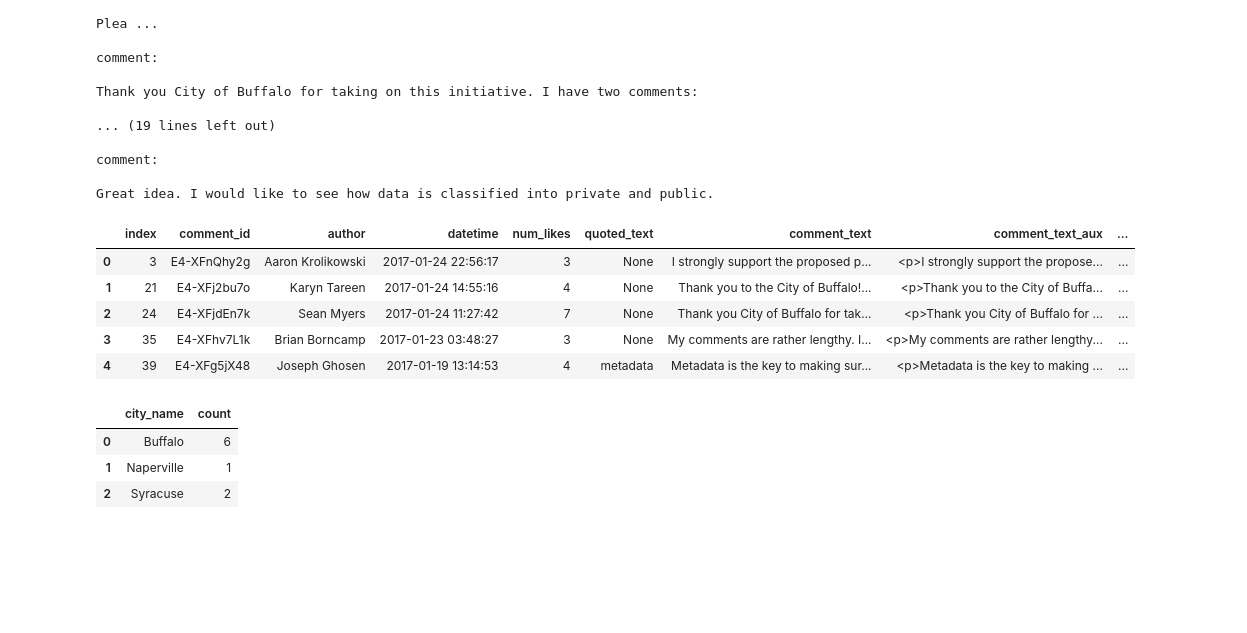
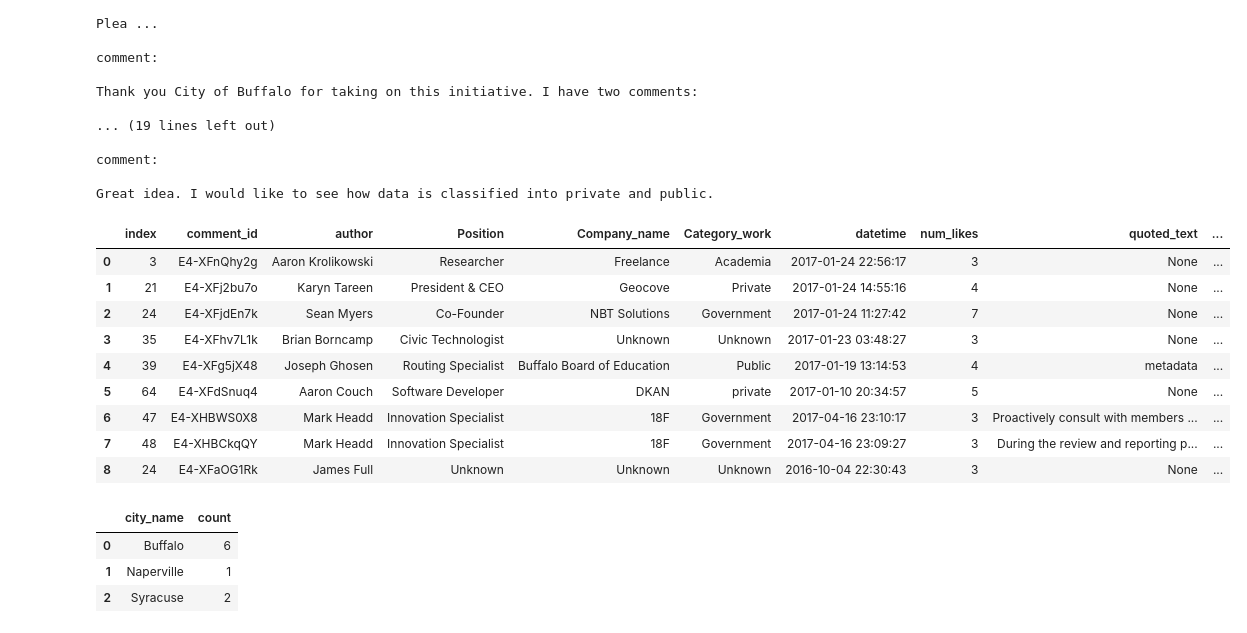
Before and after one commit to faraz-ahmed-sh/Sunlight_Foundation_Summer_2017, a Jupyter notebook: Project on comment scraping/comment_scrapping-Copy1.ipynb, the cells around one changed output. Saved outputs shown, nothing was run; the diff lists cells and outputs as text; code cells hidden in the pictures; blank space fills up the shorter version.

```diff
--- a/Project on comment scraping/comment_scrapping-Copy1.ipynb
+++ b/Project on comment scraping/comment_scrapping-Copy1.ipynb
@@ -1144,14 +1101,18 @@ comment:
 
 Great idea. I would like to see how data is classified into private and public.
 # %%
-high_likes_comments.head()
+high_likes_comments
 # %% [output]
-|  | index | comment_id | author | datetime | num_likes | quoted_text | comment_text | comment_text_aux | ... |
-| 0 | 3 | E4-XFnQhy2g | Aaron Krolikowski | 2017-01-24 22:56:17 | 3 | None | I strongly support the proposed p... | <p>I strongly support the propose... | ... |
-| 1 | 21 | E4-XFj2bu7o | Karyn Tareen | 2017-01-24 14:55:16 | 4 | None | Thank you to the City of Buffalo!... | <p>Thank you to the City of Buffa... | ... |
-| 2 | 24 | E4-XFjdEn7k | Sean Myers | 2017-01-24 11:27:42 | 7 | None | Thank you City of Buffalo for tak... | <p>Thank you City of Buffalo for ... | ... |
-| 3 | 35 | E4-XFhv7L1k | Brian Borncamp | 2017-01-23 03:48:27 | 3 | None | My comments are rather lengthy. I... | <p>My comments are rather lengthy... | ... |
-| 4 | 39 | E4-XFg5jX48 | Joseph Ghosen | 2017-01-19 13:14:53 | 4 | metadata | Metadata is the key to making sur... | <p>Metadata is the key to making ... | ... |
+|  | index | comment_id | author | Position | Company_name | Category_work | datetime | num_likes | quoted_text | ... |
+| 0 | 3 | E4-XFnQhy2g | Aaron Krolikowski | Researcher | Freelance | Academia | 2017-01-24 22:56:17 | 3 | None | ... |
+| 1 | 21 | E4-XFj2bu7o | Karyn Tareen | President & CEO | Geocove | Private | 2017-01-24 14:55:16 | 4 | None | ... |
+| 2 | 24 | E4-XFjdEn7k | Sean Myers | Co-Founder | NBT Solutions | Government | 2017-01-24 11:27:42 | 7 | None | ... |
+| 3 | 35 | E4-XFhv7L1k | Brian Borncamp | Civic Technologist | Unknown | Unknown | 2017-01-23 03:48:27 | 3 | None | ... |
+| 4 | 39 | E4-XFg5jX48 | Joseph Ghosen | Routing Specialist | Buffalo Board of Education | Public | 2017-01-19 13:14:53 | 4 | metadata | ... |
+| 5 | 64 | E4-XFdSnuq4 | Aaron Couch | Software Developer | DKAN | private | 2017-01-10 20:34:57 | 5 | None | ... |
+| 6 | 47 | E4-XHBWS0X8 | Mark Headd | Innovation Specialist | 18F | Government | 2017-04-16 23:10:17 | 3 | Proactively consult with members ... | ... |
+| 7 | 48 | E4-XHBCkqQY | Mark Headd | Innovation Specialist | 18F | Government | 2017-04-16 23:09:27 | 3 | During the review and reporting p... | ... |
+| 8 | 24 | E4-XFaOG1Rk | James Full | Unknown | Unknown | Unknown | 2016-10-04 22:30:43 | 3 | None | ... |
 # %%
 high_likes_comments_count = high_likes_comments.groupby(['city_name']).size().reset_index().rename(columns={0:'count'})
 # %%
```
Also changed, not shown: parts of 41 cells of this notebook.
